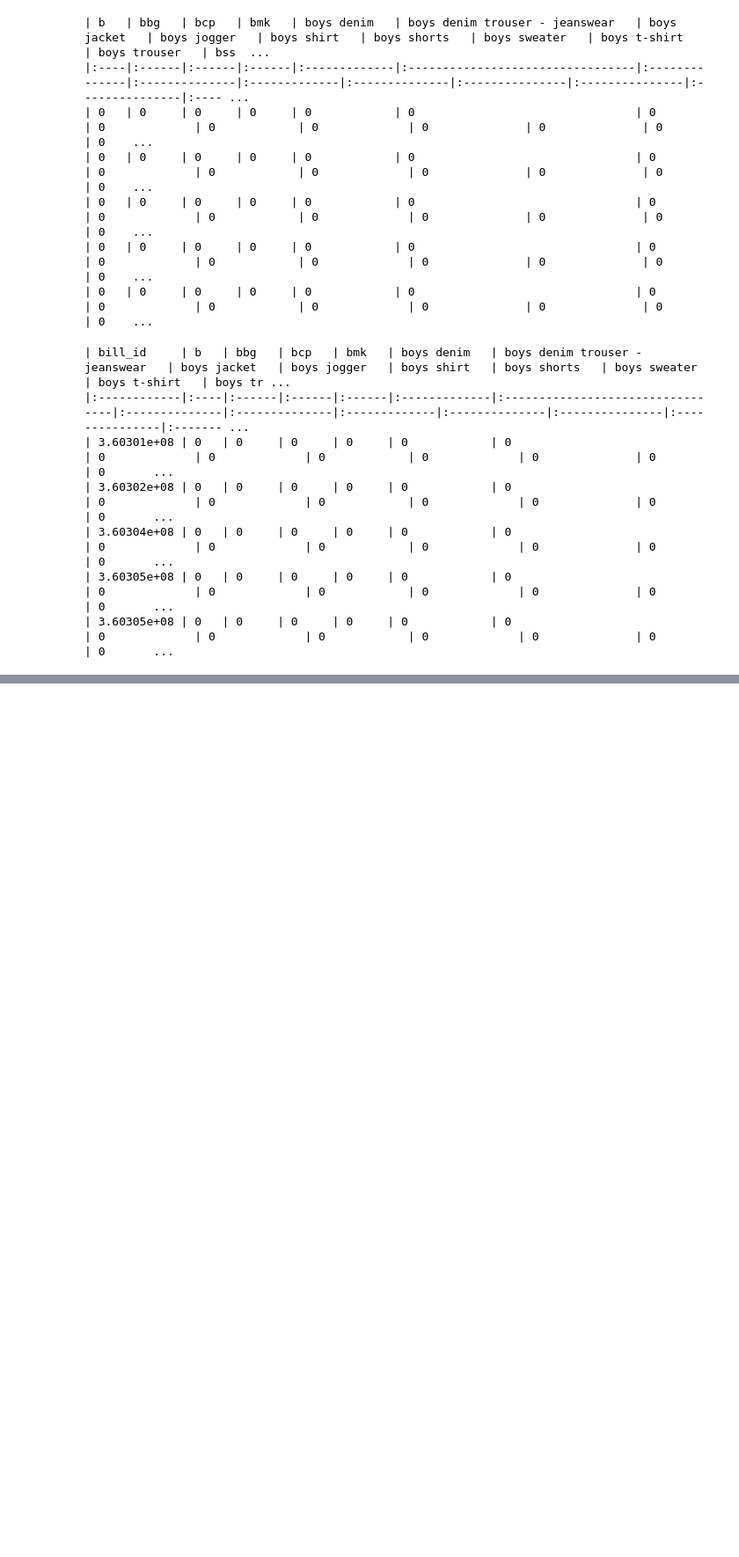
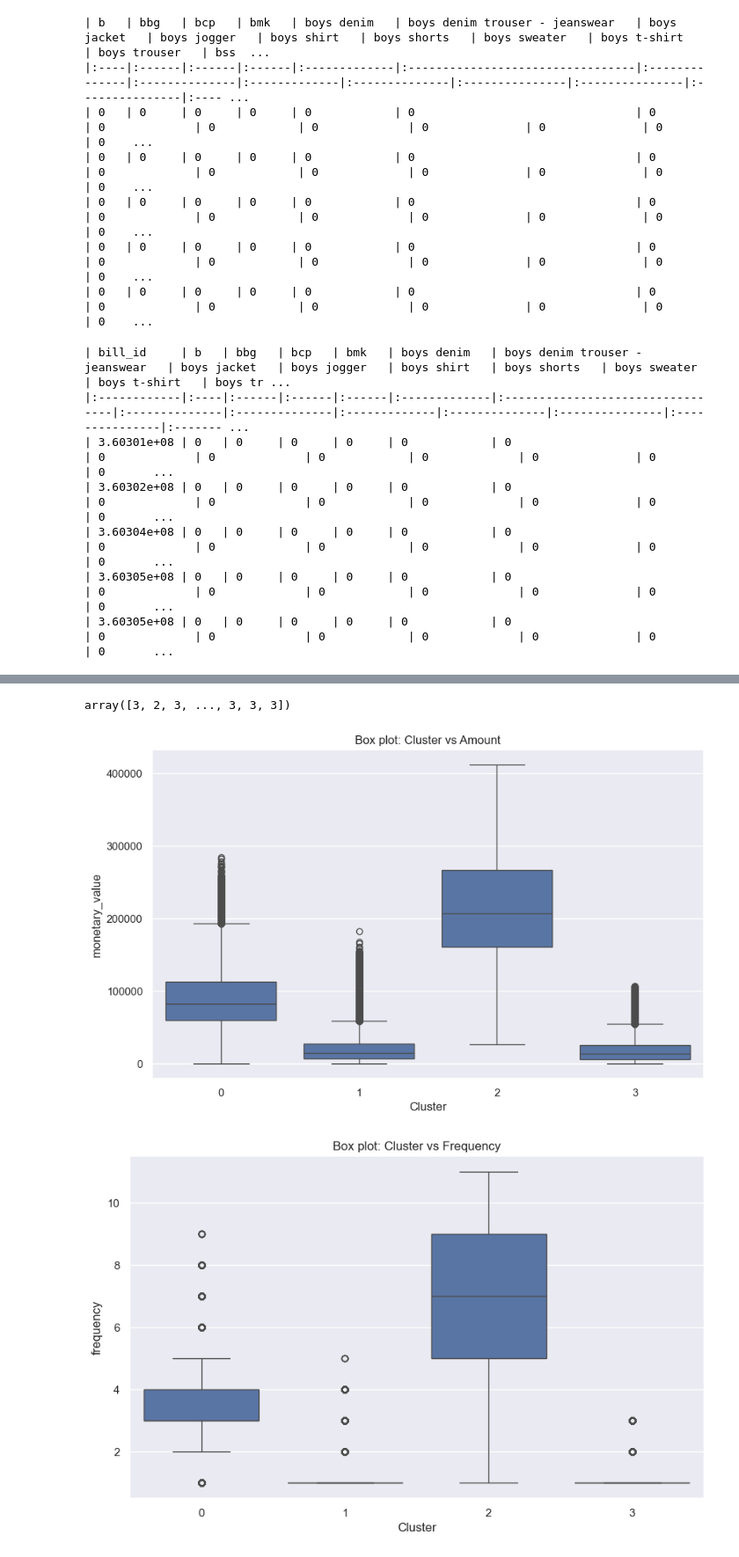
Before and after one commit to MORYKINGS/Prethesis, a Jupyter notebook: Prethesis.ipynb, the cells around one changed output, grey strips where cells are left out. Shown at 88% size. Drawn from its saved outputs; the diff is of its cells as text; code cells hidden in the pictures; blank space fills up the shorter version.

```diff
--- a/Prethesis.ipynb
+++ b/Prethesis.ipynb
@@ -1056,0 +1191,17 @@ rules
+# %%
+from sklearn.metrics import silhouette_score
+
+# Silhouette analysis
+range_n_clusters = [2, 3, 4, 5, 6, 7, 8]
+
+for num_clusters in range_n_clusters:
+
+    # Initialize kmeans
+    kmeans = KMeans(n_clusters=num_clusters, max_iter=50, random_state=42)
+    kmeans.fit(rfm_df_scaled)
+
+    cluster_labels = kmeans.labels_
+
+    # Compute the silhouette score
+    silhouette_avg = silhouette_score(rfm_df_scaled, cluster_labels)
+    print("For n_clusters={0}, the silhouette score is {1}".format(num_clusters, silhouette_avg))
@@ -1056,0 +1216,10 @@ rules
+# %%
+# Final model with k=4
+kmeans = KMeans(n_clusters=4, max_iter=50)
+kmeans.fit(rfm_df_scaled)
+
+# Assign the cluster labels to the original dataframe
+rfm['Cluster'] = kmeans.labels_
+
+# Display the first few rows of the dataframe with cluster labels
+rfm.head()
@@ -1056,0 +1233,25 @@ rules
+# %%
+kmeans.labels_
+# %% [output]
+array([3, 2, 3, ..., 3, 3, 3])
+# %%
+# Box plot to visualize Cluster vs Amount
+plt.figure(figsize=(10, 6))
+sns.boxplot(x='Cluster', y='monetary_value', data=rfm)
+plt.title('Box plot: Cluster vs Amount')
+plt.show()
+
+# Box plot to visualize Cluster vs Frequency
+plt.figure(figsize=(10, 6))
+sns.boxplot(x='Cluster', y='frequency', data=rfm)
+plt.title('Box plot: Cluster vs Frequency')
+plt.show()
+
+# Box plot to visualize Cluster vs Recency
+plt.figure(figsize=(10, 6))
+sns.boxplot(x='Cluster', y='recency', data=rfm)
+plt.title('Box plot: Cluster vs Recency')
+plt.show()
+# %% [output]
+[figure, added]
+[figure, added]
```
Also changed, not shown: parts of 41 cells of this notebook, 1 other file.
